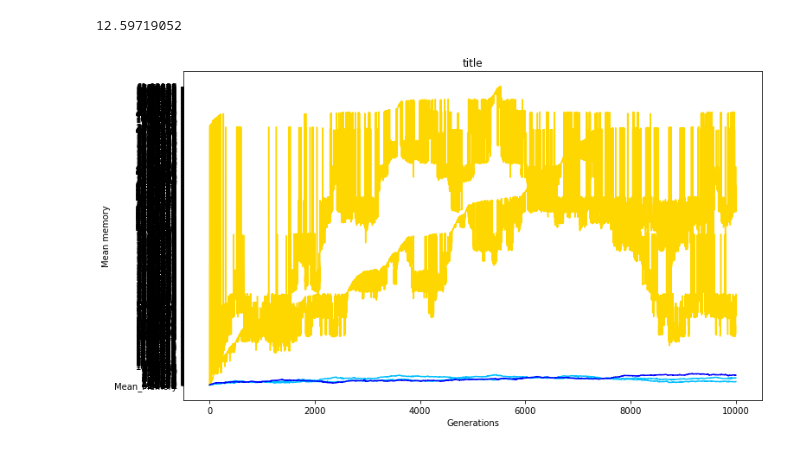
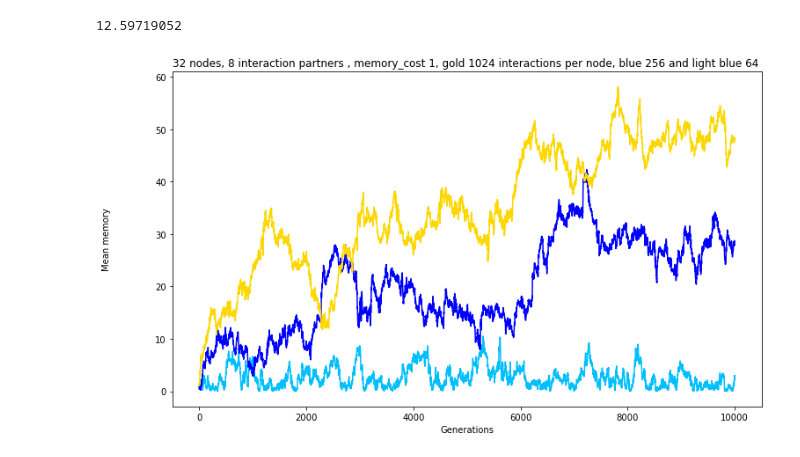
Before and after one commit to aprili1u/bash_script, a Jupyter notebook: graph_plots.ipynb, the cells around one changed output. Saved outputs shown, nothing was run; the diff lists cells and outputs as text; code cells hidden in the pictures.

```diff
--- a/graph_plots.ipynb
+++ b/graph_plots.ipynb
@@ -24,13 +24,13 @@ def plot(n1,n2,n3,line,title):
             if (dt[0] == n2 and dt[2] == line):
                 plt.plot(list(dt[3:]),color= 'blue')
             if (dt[0] == n3 and dt[2] == line):
-                plt.plot(list(dt[1:]),color= 'gold')
+                plt.plot(list(dt[3:]),color= 'gold')
 
     plt.xlabel('Generations')
-    plt.ylabel('Mean memory')
+    plt.ylabel('Mean memory',labelpad=50)
     plt.title(title)
     plt.show()
-# %%
-plot(1,2,1,'Mean_Memory','title')
-# %% [output]
-[figure, removed]
+# %%
+plot(3,4,5,'Mean_Memory','32 nodes, 8 interaction partners , memory_cost 1, gold 1024 interactions per node, blue 256 and light blue 64 ')
+# %% [output]
+[figure, added]
```
Also changed, not shown: parts of 10 cells of this notebook, 2 other files.
